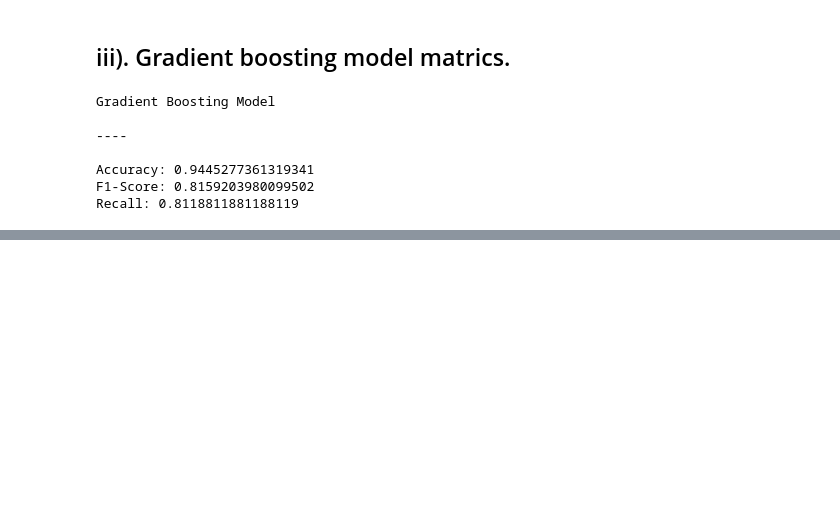
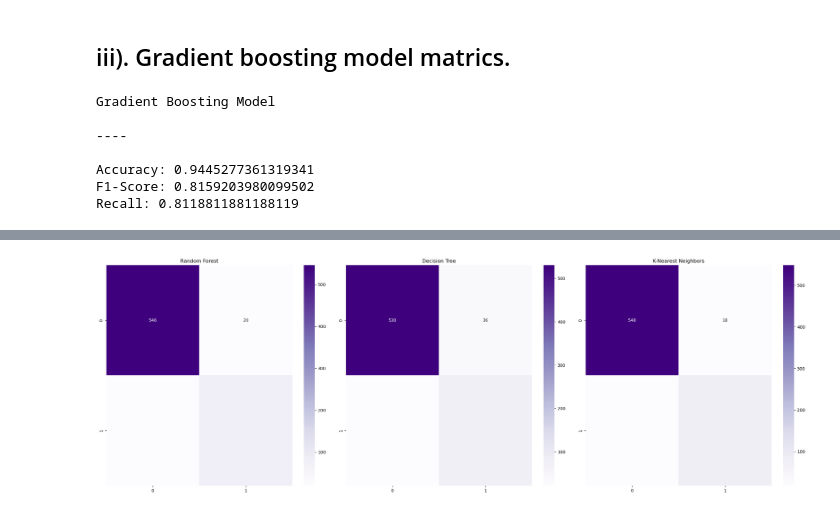
Before and after one commit to KMalinga/churn, a Jupyter notebook: student.ipynb, the cells around one changed output, grey strips where cells are left out. Saved outputs shown, nothing was run; the diff lists cells and outputs as text; code cells hidden in the pictures; blank space fills up the shorter version.

Commit message:
K-Nearest Neighbors classifier Model

```diff
--- a/student.ipynb
+++ b/student.ipynb
@@ -679,0 +689,3 @@ Recall: 0.8118811881188119
+# %%
+X_train_resampled = np.ascontiguousarray(X_train_resampled)
+X
@@ -679,0 +706,40 @@ Recall: 0.8118811881188119
+# %%
+# Decision Tree model
+dt = DecisionTreeClassifier(max_depth = 5, min_samples_leaf = 5, min_samples_split=10, random_state = 42)
+dt.fit(X_train_resampled, y_train_resampled)
+y_pred_dt = dt.predict(X_test_scaled)
+
+
+# Random Forest model
+rf = RandomForestClassifier(random_state=42)
+rf.fit(X_train_resampled, y_train_resampled)
+y_pred_rf = rf.predict(X_test_scaled)
+# %%
+# Calculate the confusion matrix for the Random Forest model
+cm1 = confusion_matrix(y_test, rf.predict(X_test_scaled))
+
+# Calculate the confusion matrix for the Decision Tree model
+cm2 = confusion_matrix(y_test, dt.predict(X_test_scaled))
+
+# # Calculate the confusion matrix for the K-Nearest Neighbors model
+# cm3 = confusion_matrix(y_test, knn.predict(X_test_scaled))
+
+# Create subplots for confusion matrices
+fig, (ax1, ax2, ax3) = plt.subplots(nrows=1, ncols=3, figsize=(24, 8))
+
+# Plot confusion matrix for Random Forest
+sns.heatmap(cm1, annot=True, fmt='d', cmap='Purples', ax=ax1)
+ax1.set_title("Random Forest")
+
+# Plot confusion matrix for Decision Tree
+sns.heatmap(cm2, annot=True, fmt='d', cmap='Purples', ax=ax2)
+ax2.set_title("Decision Tree")
+
+# Plot confusion matrix for K-Nearest Neighbors
+sns.heatmap(cm3, annot=True, fmt='d', cmap='Purples', ax=ax3)
+ax3.set_title("K-Nearest Neighbors")
+
+plt.tight_layout()
+plt.show()
+# %% [output]
+[figure, added]
```
Also changed, not shown: parts of 6 cells of this notebook.
